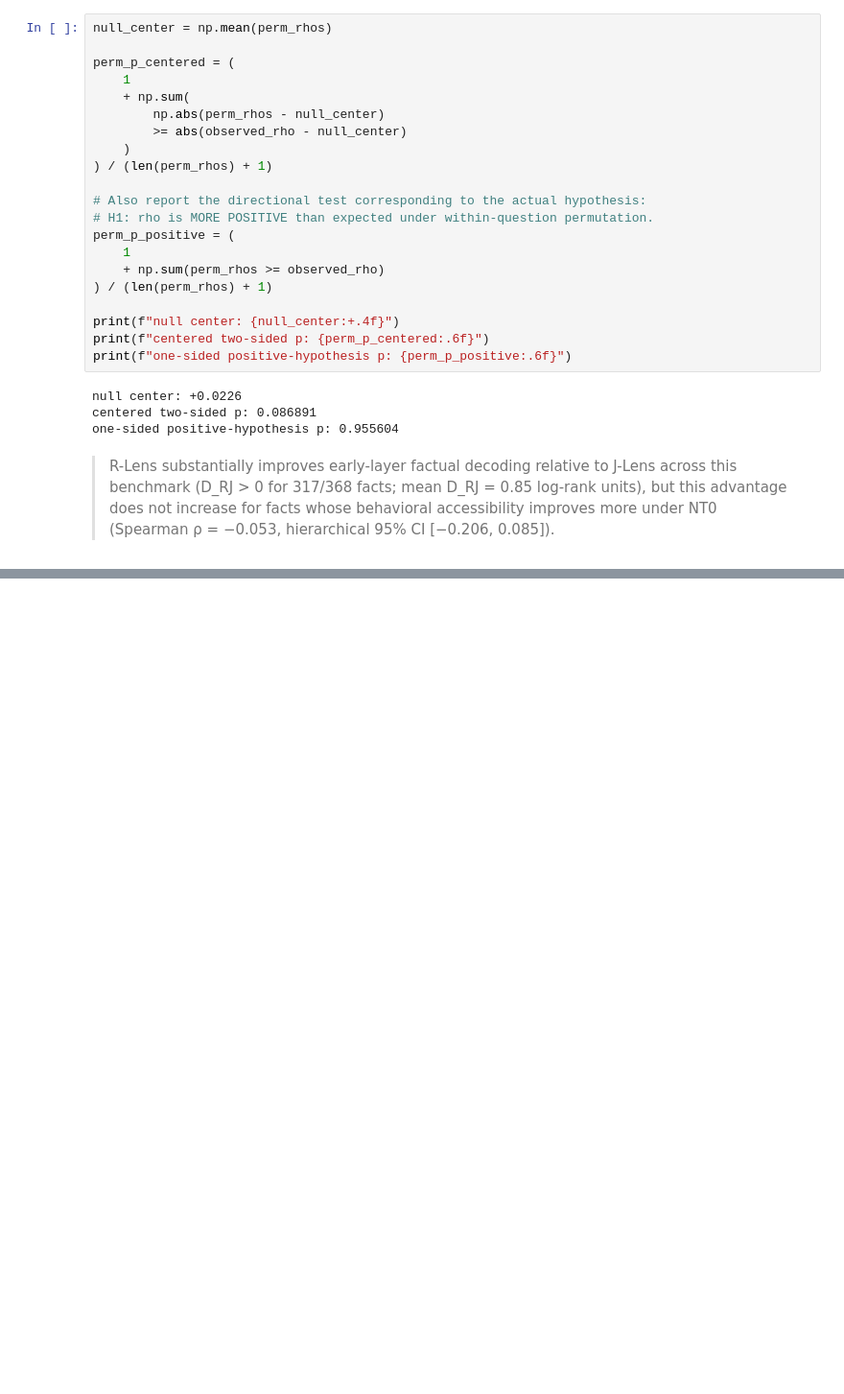
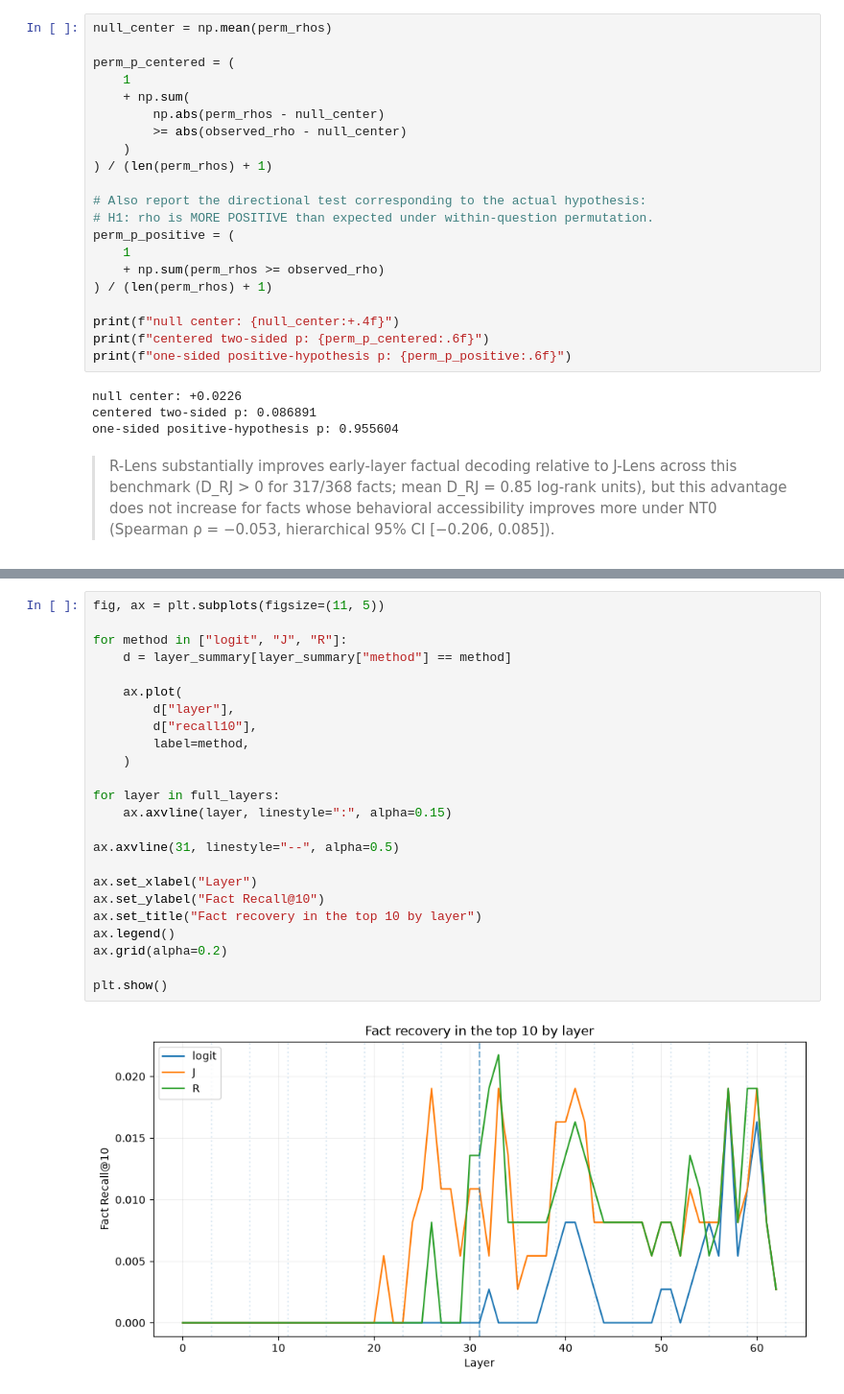
Before and after one commit to bubskee/MATS-application, a Jupyter notebook: cloud-experiment-27b.ipynb, the cells around one changed output, grey strips where cells are left out. Shown at 96% size. Saved outputs shown, nothing was run; the diff lists cells and outputs as text; blank space fills up the shorter version.

```diff
--- a/cloud-experiment-27b.ipynb
+++ b/cloud-experiment-27b.ipynb
@@ -7014,0 +7398,26 @@ by the frozen benchmark-selection rules.
+# %%
+fig, ax = plt.subplots(figsize=(11, 5))
+
+for method in ["logit", "J", "R"]:
+    d = layer_summary[layer_summary["method"] == method]
+
+    ax.plot(
+        d["layer"],
+        d["recall10"],
+        label=method,
+    )
+
+for layer in full_layers:
+    ax.axvline(layer, linestyle=":", alpha=0.15)
+
+ax.axvline(31, linestyle="--", alpha=0.5)
+
+ax.set_xlabel("Layer")
+ax.set_ylabel("Fact Recall@10")
+ax.set_title("Fact recovery in the top 10 by layer")
+ax.legend()
+ax.grid(alpha=0.2)
+
+plt.show()
+# %% [output]
+[figure, added]
```
Also changed, not shown: parts of 50 cells of this notebook.
